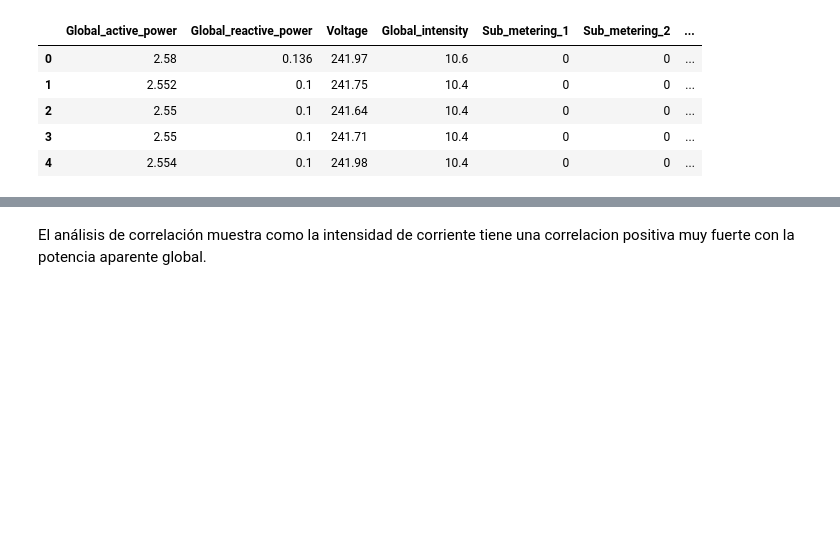
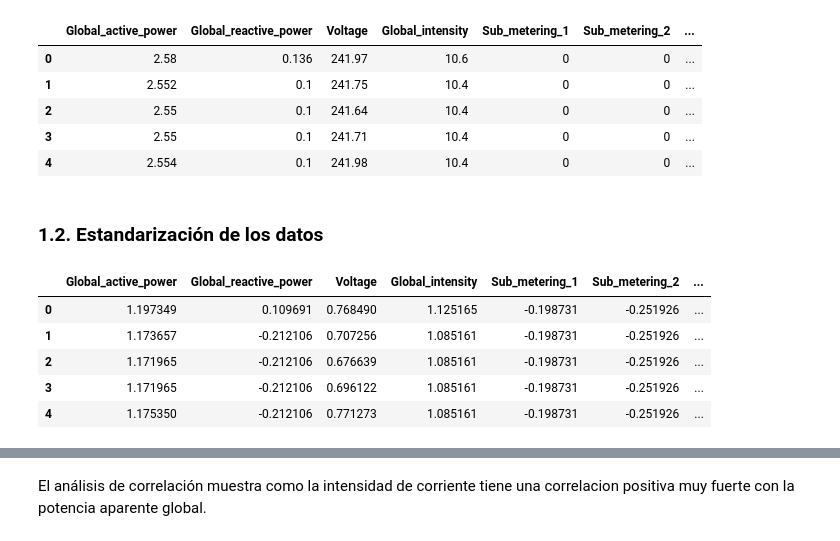
Before and after one commit to kevindmzapata/multivariate-statistics-course, a Jupyter notebook: PROYECTO_FINAL/main.ipynb, the cells around one changed output, grey strips where cells are left out. Cells and saved outputs as stored; diff of their text form; code cells hidden in the pictures; blank space fills up the shorter version.

Commit message:
Analisis descriptivo de los datos.

```diff
--- a/PROYECTO_FINAL/main.ipynb
+++ b/PROYECTO_FINAL/main.ipynb
@@ -59,3 +60,17 @@ df_no_time.head()
 | 2 | 2.55 | 0.1 | 241.64 | 10.4 | 0 | 0 | ... |
 | 3 | 2.55 | 0.1 | 241.71 | 10.4 | 0 | 0 | ... |
 | 4 | 2.554 | 0.1 | 241.98 | 10.4 | 0 | 0 | ... |
+# %% [markdown]
+### 1.2. Estandarización de los datos
+# %%
+scaler = StandardScaler().fit(df_no_time)
+df_no_time_scaled = scaler.transform(df_no_time)
+df_no_time_scaled = pd.DataFrame(df_no_time_scaled, columns=df_no_time.columns)
+df_no_time_scaled.head()
+# %% [output]
+|  | Global_active_power | Global_reactive_power | Voltage | Global_intensity | Sub_metering_1 | Sub_metering_2 | ... |
+| 0 | 1.197349 | 0.109691 | 0.768490 | 1.125165 | -0.198731 | -0.251926 | ... |
+| 1 | 1.173657 | -0.212106 | 0.707256 | 1.085161 | -0.198731 | -0.251926 | ... |
+| 2 | 1.171965 | -0.212106 | 0.676639 | 1.085161 | -0.198731 | -0.251926 | ... |
+| 3 | 1.171965 | -0.212106 | 0.696122 | 1.085161 | -0.198731 | -0.251926 | ... |
+| 4 | 1.175350 | -0.212106 | 0.771273 | 1.085161 | -0.198731 | -0.251926 | ... |
```
Also changed, not shown: parts of 11 cells of this notebook, 1 other file.
